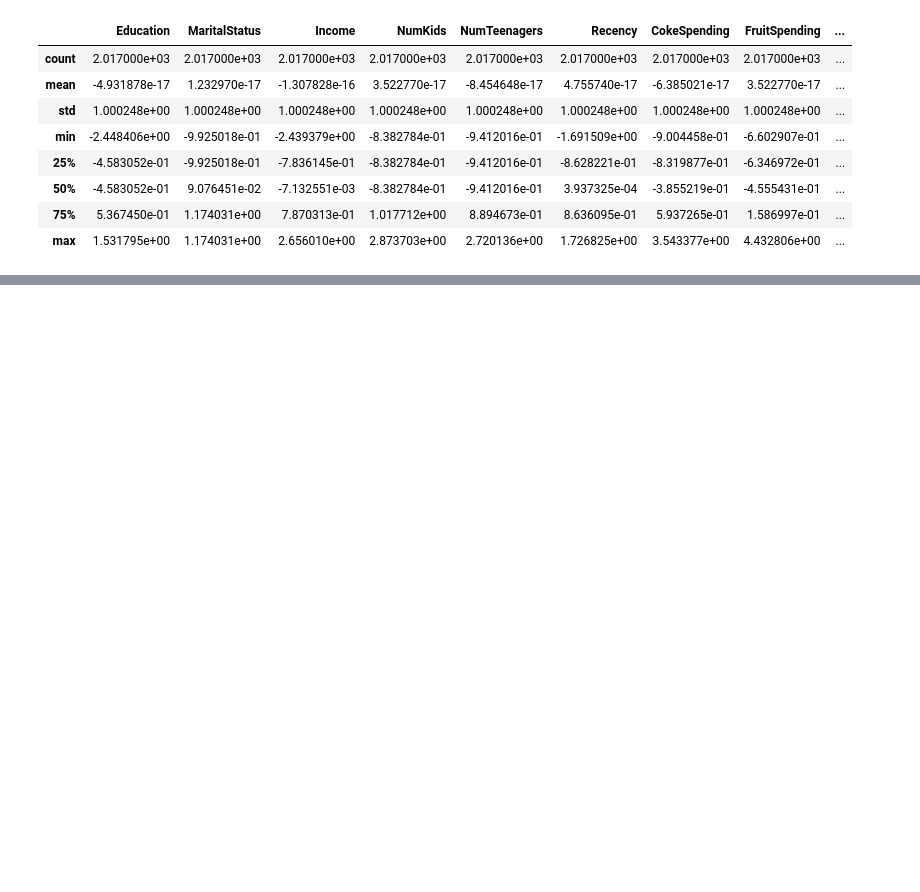
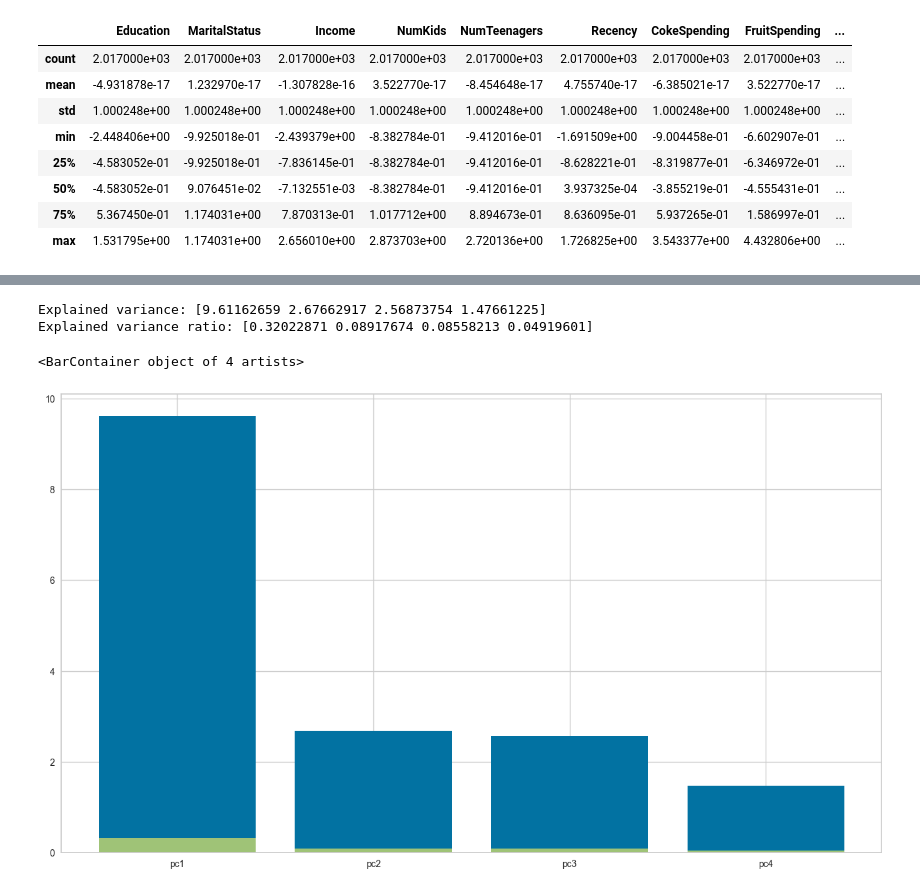
Before and after one commit to sabirinID/Predicting-Customer-Personality, a Jupyter notebook: Notebooks/marketing_campaign.ipynb, the cells around one changed output, grey strips where cells are left out. Drawn from its saved outputs; the diff is of its cells as text; code cells hidden in the pictures; blank space fills up the shorter version.

```diff
--- a/Notebooks/marketing_campaign.ipynb
+++ b/Notebooks/marketing_campaign.ipynb
@@ -910,0 +913,2 @@ scaled_df.describe()
+# %%
+df_model = scaled_df.copy()
@@ -910,0 +917,9 @@ scaled_df.describe()
+# %%
+from sklearn.decomposition import PCA
+
+pca = PCA(n_components = 4)
+pca.fit(df_model)
+X_pca = pca.transform(df_model)
+
+pdf = pd.DataFrame(X_pca, columns = ['pc1', 'pc2', 'pc3', 'pc4'])
+pdf.describe()
@@ -910,0 +936,12 @@ scaled_df.describe()
+# %%
+print('Explained variance:', pca.explained_variance_)
+print('Explained variance ratio:', pca.explained_variance_ratio_)
+
+plt.figure(figsize=(16, 9))
+plt.bar(['pc1', 'pc2', 'pc3', 'pc4'], pca.explained_variance_)
+plt.bar(['pc1', 'pc2', 'pc3', 'pc4'], pca.explained_variance_ratio_)
+# %% [output]
+Explained variance: [9.61162659 2.67662917 2.56873754 1.47661225]
+Explained variance ratio: [0.32022871 0.08917674 0.08558213 0.04919601]
+<BarContainer object of 4 artists>
+[figure, added]
```
Also changed, not shown: parts of 41 cells of this notebook.
